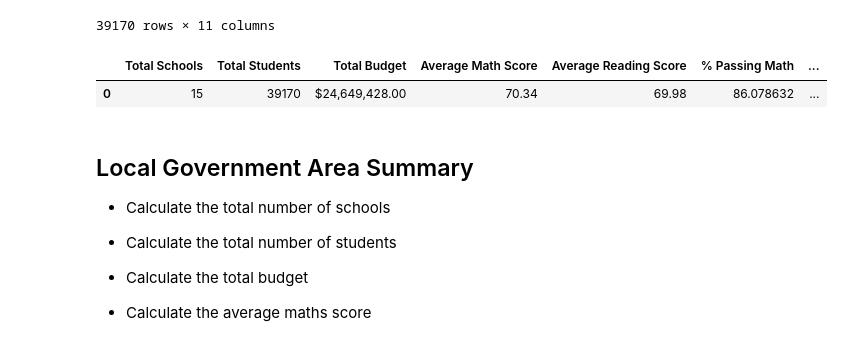
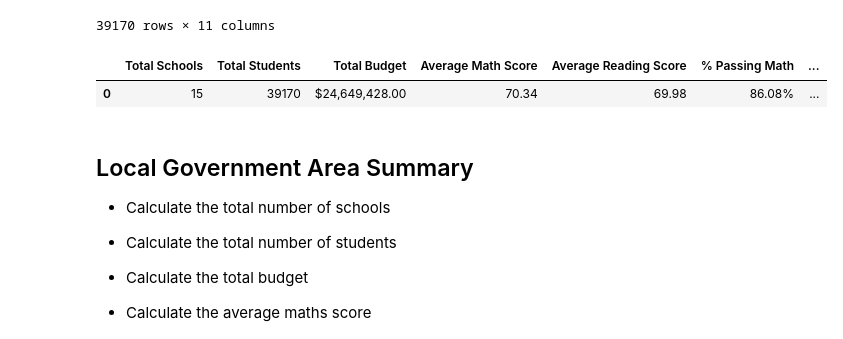
Before and after one commit to steve3636/pandas-challeng, a Jupyter notebook: PyCitySchool/PyCitySchools/PyCitySchools_starter.ipynb, the cells around one changed output. Saved outputs shown, nothing was run; the diff lists cells and outputs as text; code cells hidden in the pictures.

```diff
--- a/PyCitySchool/PyCitySchools/PyCitySchools_starter.ipynb
+++ b/PyCitySchool/PyCitySchools/PyCitySchools_starter.ipynb
@@ -35,56 +35,57 @@ school_complete_df
 39170 rows × 11 columns
 # %%
 
-# Calculate the total number of schools
+# Total number of schools
 total_schools = schools_complete_df['school_name'].nunique()
 
-# Calculate the total number of students
+# Total number of students
 total_students = students_complete_df['Student ID'].nunique()
 
-# Calculate the total budget
+# Total budget
 total_budget = schools_complete_df['budget'].sum()
 
-# Calculate the average math and reading scores
+# Average math and reading scores
 average_math_score = students_complete_df['maths_score'].mean()
 average_reading_score = students_complete_df['reading_score'].mean()
 
-# Calculate the percentage of students with passing math and reading scores
+# Percentage of students with passing math and reading scores
 passing_math_percentage = (students_complete_df['maths_score'] >= 50).mean() * 100
 passing_reading_percentage = (students_complete_df['reading_score'] >= 50).mean() * 100
 
-# Calculate the percentage of students who passed both math and reading
+# Percentage of students who passed both math and reading
 overall_passing_percentage = ((students_complete_df['maths_score'] >= 50) & (students_complete_df['reading_score'] >= 50)).mean() * 100
 
 
 # Dictionary
 summary_data = {
+
     'Total Schools': total_schools,
     'Total Students': total_students,
     'Total Budget': total_budget,
-    'Average Math Score': average_math_score],
+    'Average Math Score': [average_math_score],
     'Average Reading Score': [average_reading_score],
     '% Passing Math': [passing_math_percentage],
     '% Passing Reading': [passing_reading_percentage],
     '% Overall Passing': [overall_passing_percentage]
 }
 
-# DataFrame
+# DataFrame using summary_data
 summary_df = pd.DataFrame(summary_data)
 
 # Summary DataFrame with formatted percentages
 formatted_summary_df = summary_df.style.format({
     'Total Budget': '${:,.2f}',
     'Average Math Score': '{:.2f}',
     'Average Reading Score': '{:.2f}',
     '% Passing Math': '{:.2f}%',
     '% Passing Reading': '{:.2f}%',
     '% Overall Passing': '{:.2f}%'
 })
 
 formatted_summary_df
 # %% [output]
 |  | Total Schools | Total Students | Total Budget | Average Math Score | Average Reading Score | % Passing Math | ... |
-| 0 | 15 | 39170 | $24,649,428.00 | 70.34 | 69.98 | 86.078632 | ... |
+| 0 | 15 | 39170 | $24,649,428.00 | 70.34 | 69.98 | 86.08% | ... |
 # %% [markdown]
 ## Local Government Area Summary
 
```
Also changed, not shown: parts of 4 cells of this notebook, 1 other file.
